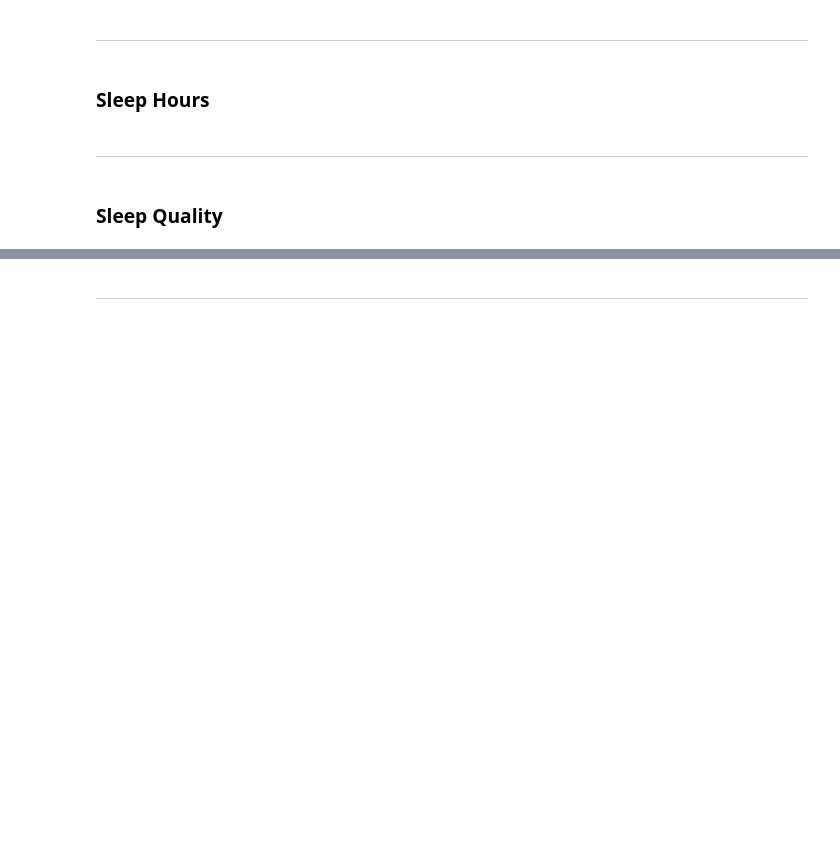
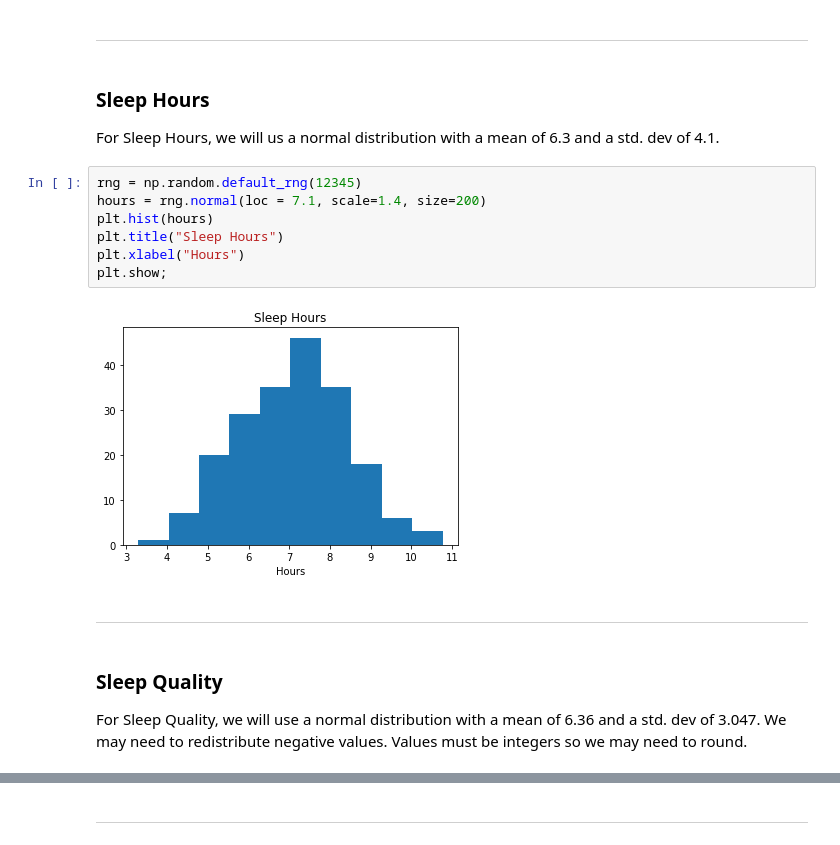
Before and after one commit to DavidMaguire93/programming-project, a Jupyter notebook: daproject.ipynb, the cells around one changed output, grey strips where cells are left out. Cells and saved outputs as stored; diff of their text form; blank space fills up the shorter version.

```diff
--- a/daproject.ipynb
+++ b/daproject.ipynb
@@ -100,8 +133,21 @@ For our dataset, we will be using Percieved Stress Scale Scores. We will create
 # %% [markdown]
 ***
-# %% [markdown]
-### Sleep Hours
+# %% [markdown]
+### Sleep Hours
+
+For Sleep Hours, we will us a normal distribution with a mean of 6.3 and a std. dev of 4.1.
+# %%
+rng = np.random.default_rng(12345)
+hours = rng.normal(loc = 7.1, scale=1.4, size=200)
+plt.hist(hours)
+plt.title("Sleep Hours")
+plt.xlabel("Hours")
+plt.show;
+# %% [output]
+[figure, added]
 # %% [markdown]
 ***
-# %% [markdown]
-### Sleep Quality
+# %% [markdown]
+### Sleep Quality
+
+For Sleep Quality, we will use a normal distribution with a mean of 6.36 and a std. dev of 3.047. We may need to redistribute negative values. Values must be integers so we may need to round.
```
Also changed, not shown: parts of 19 cells of this notebook.
